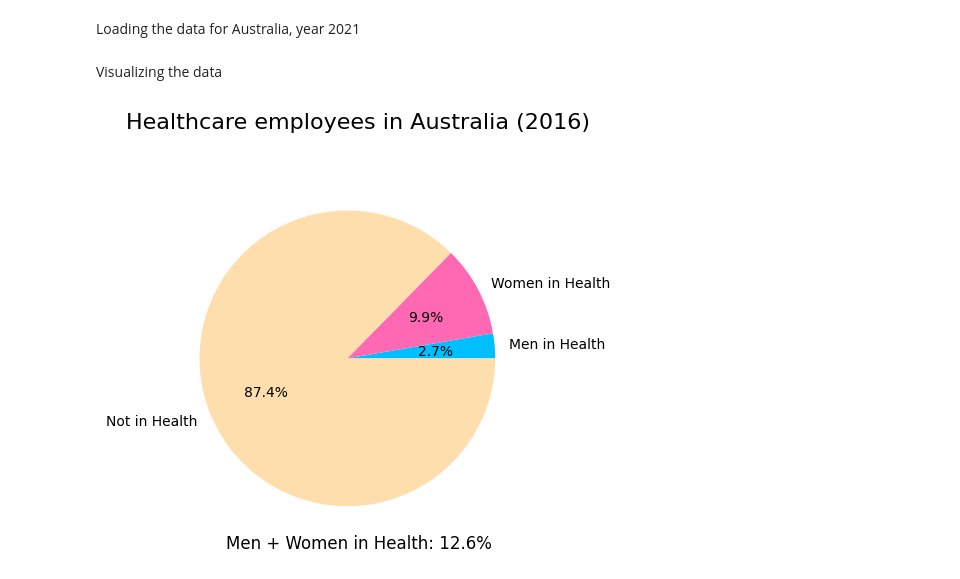
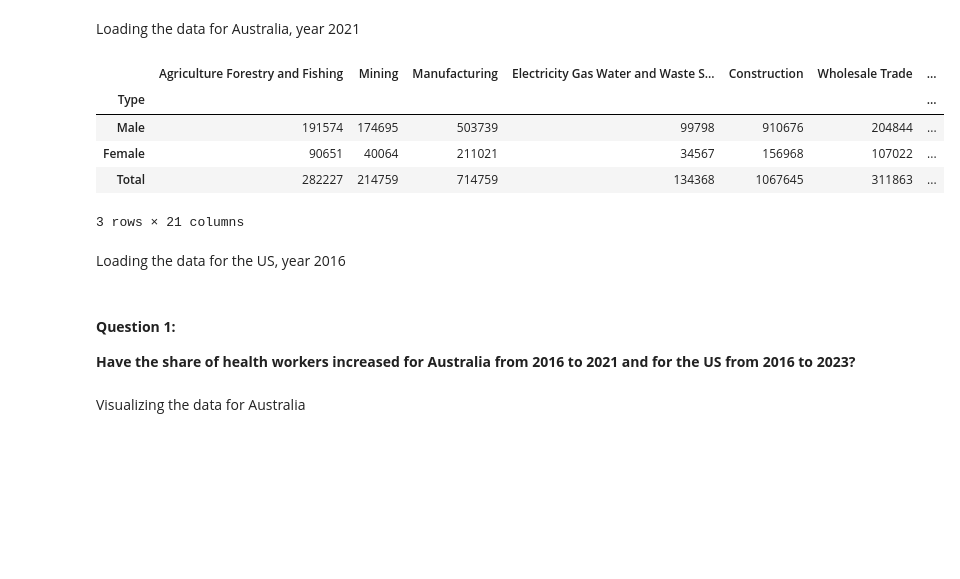
Before and after one commit to rakkateichou/CITS2402-prj1, a Jupyter notebook: CITS2402-Assignment-template.ipynb, the cells around one changed output. Saved outputs shown, nothing was run; the diff lists cells and outputs as text; code cells hidden in the pictures; blank space fills up the shorter version.

```diff
--- a/CITS2402-Assignment-template.ipynb
+++ b/CITS2402-Assignment-template.ipynb
@@ -95,17 +107,25 @@ aus2021 = {'male_total': male_total, 'female_total': female_total, 'person_total
+# %%
+# 2021 Census Australia
+aus2021 = load_data_aus(
+    [
+        "/AUS/2021/2021Census_G54A_AUS_AUS.csv",
+        "/AUS/2021/2021Census_G54B_AUS_AUS.csv",
+        "/AUS/2021/2021Census_G54C_AUS_AUS.csv",
+        "/AUS/2021/2021Census_G54D_AUS_AUS.csv"
+    ]
+)
+aus2021
+# %% [output]
+|  | Agriculture Forestry and Fishing | Mining | Manufacturing | Electricity Gas Water and Waste S... | Construction | Wholesale Trade | ... |
+| Type |  |  |  |  |  |  | ... |
+| Male | 191574 | 174695 | 503739 | 99798 | 910676 | 204844 | ... |
+| Female | 90651 | 40064 | 211021 | 34567 | 156968 | 107022 | ... |
+| Total | 282227 | 214759 | 714759 | 134368 | 1067645 | 311863 | ... |
+3 rows × 21 columns
+# %% [markdown]
+Loading the data for the US, year 2016
+# %% [markdown]
+#### **Question 1:**
+**Have the share of health workers increased for Australia from 2016 to 2021 and for the US from 2016 to 2023?**
 # %% [markdown]
-Visualizing the data
+Visualizing the data for Australia
-# %%
-plt.pie(
-    [aus2016['male_health'], aus2016['female_health'], aus2016['person_total'] - aus2016['person_health']],
-    labels=["Men in Health", "Women in Health", "Not in Health"],
-    colors=["deepskyblue", "hotpink", "navajowhite"], autopct='%1.1f%%',
-)
-plt.title("Healthcare employees in Australia (2016)", x = 0.53, y = 1.1, fontsize = 16)
-plt.figtext(
-    0.53, 0.1,
-    f"Men + Women in Health: {(aus2016['person_health'] / aus2016['person_total'] * 100):.1f}%",
-    ha='center', fontsize=12
-)
-plt.show()
-# %% [output]
-[figure, removed]
```
Also changed, not shown: parts of 18 cells of this notebook, 9 other files.
